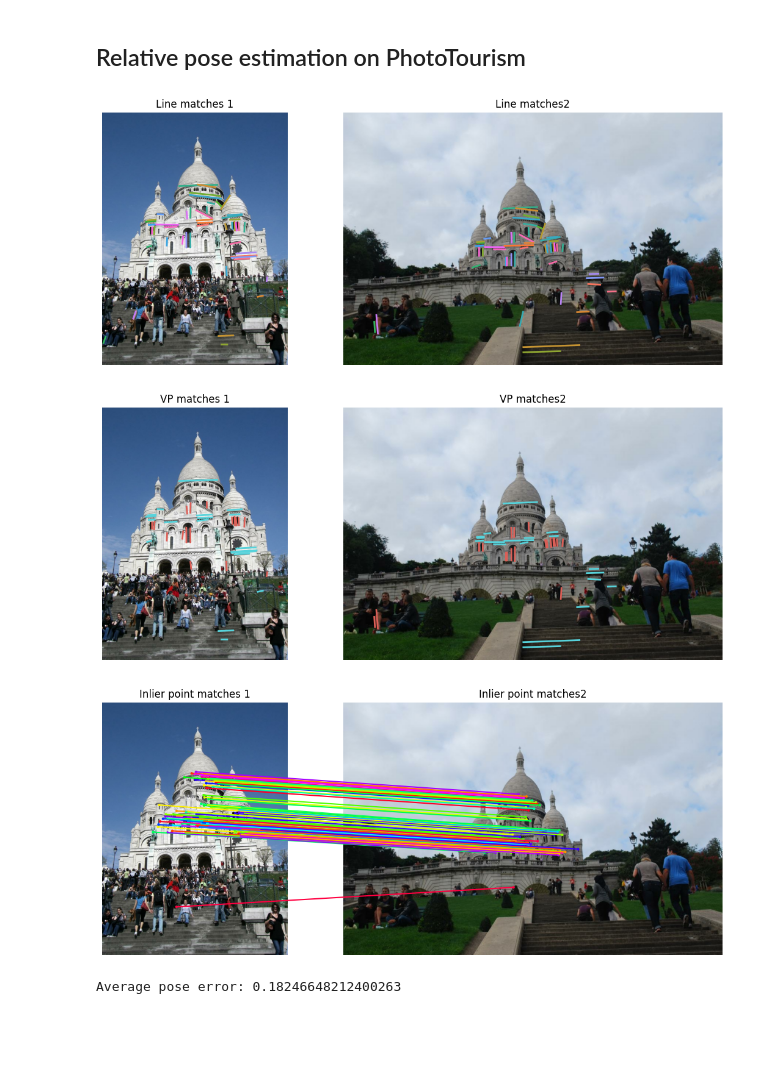
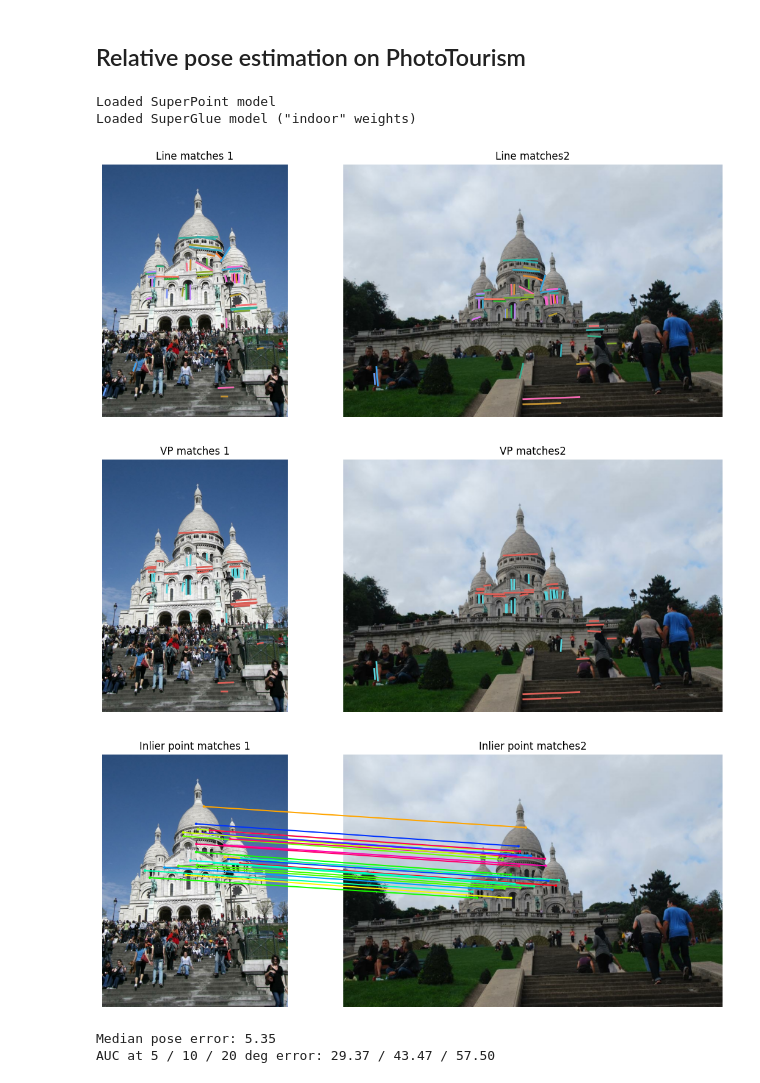
Before and after one commit to danini/robust-line-based-estimator, a Jupyter notebook: examples/relative_pose_evaluation_phototourism.ipynb, the cells around one changed output. Saved outputs shown, nothing was run; the diff lists cells and outputs as text; code cells hidden in the pictures; blank space fills up the shorter version.

```diff
--- a/examples/relative_pose_evaluation_phototourism.ipynb
+++ b/examples/relative_pose_evaluation_phototourism.ipynb
@@ -131,7 +145,7 @@ def find_relative_pose_from_points(kp_matches, kp_scores, K1, K2):
 ## Relative pose estimation on PhotoTourism
 # %%
 # Initialize the dataset
-dataset = PhotoTourism(root_dir="/home/remi/Documents/datasets/RANSAC-Tutorial-Data/", split='val', load_points=True)
+dataset = PhotoTourism(root_dir="/home/remi/Documents/datasets/RANSAC-Tutorial-Data/", split='val', load_points=False)
 dataloader = dataset.get_dataloader()
 
 # Initialize the line method
@@ -148,6 +162,37 @@ if line_method == 'sold2':
 else:
     # LSD+LBD matcher
     lsd_lbd_matcher = LineMatcher(line_detector='lsd', line_matcher='lbd')
+# %%
+# Initialize SuperPoint + SuperGlue (only used as a point baseline)
+config = {
+    'superpoint': {
+        'nms_radius': 4,
+        'max_keypoints': 1024,
+    },
+    'superglue': {'weights': 'indoor'}
+}
+device = 'cuda'
+superglue_matcher = Matching(config).eval().to(device)
+
+def sg_matching(img1, img2, superglue_matcher, device):
+    with torch.no_grad():
+        inputs = {
+            'image0': torch.tensor(img1, dtype=torch.float, device=device)[None, None] / 255.,
+            'image1': torch.tensor(img2, dtype=torch.float, device=device)[None, None] / 255.
+        }
+        pred = superglue_matcher(inputs)
+        pred = {k: v[0].cpu().numpy() for k, v in pred.items()}
+        kpts0, kpts1 = pred['keypoints0'], pred['keypoints1']
+        matches, conf = pred['matches0'], pred['matching_scores0']
+     # Keep the matching keypoints.
+    valid = matches > -1
+    mkpts0 = kpts0[valid]
+    mkpts1 = kpts1[matches[valid]]
+    mconf = conf[valid]
+    return np.concatenate([mkpts0, mkpts1], axis=1), mconf
+# %% [output]
+Loaded SuperPoint model
+Loaded SuperGlue model ("indoor" weights)
 # %%
 # Check that the evaluation tool works with a few visualizations
 num_images = 1
@@ -174,37 +219,39 @@ for i, data in enumerate(dataloader):
         line_feat2 = lsd_lbd_matcher.detect_and_describe_lines(gray_img2)
         _, m_lines1, m_lines2 = lsd_lbd_matcher.match_lines(gray_img1, gray_img2, line_feat1, line_feat2)
 
     # Compute and match VPs
     m_lines1_inl = m_lines1[:, :, [1, 0]]
     vp1, label1 = verify_pyprogressivex(gray_img1, m_lines1_inl, threshold=1.5)
     m_lines2_inl = m_lines2[:, :, [1, 0]]
     vp2, label2 = verify_pyprogressivex(gray_img2, m_lines2_inl, threshold=1.5)
     m_vp1, m_label1, m_vp2, m_label2 = vp_matching(vp1, label1, vp2, label2)
 
     # Compute homographies from lines
 #     homographies, labels = find_homography_points(m_lines1[:, :, [1, 0]], m_lines2[:, :, [1, 0]],
 #                                                   gray_img1.shape, gray_img2.shape)
 #     n_homographies = max(labels)
 #     colors = sns.color_palette('husl', n_colors=n_homographies + 1)
 
     # Get the relative pose from points here
-    pred_R_1_2, pred_T_1_2, pts1_inl, pts2_inl = find_relative_pose_from_points(data["kp_matches"], data["kp_scores"], K1, K2)
+    mkpts, _ = sg_matching(gray_img1, gray_img2, superglue_matcher, device)
+    _, _, pts1_inl, pts2_inl = find_relative_pose_from_points(mkpts, K1, K2)
+#     pred_R_1_2, pred_T_1_2, pts1_inl, pts2_inl = find_relative_pose_from_points(data["kp_matches"], data["kp_scores"], K1, K2)
 
     # Display the matched lines, VPs, and homographies
     plot_images([img1, img2], ['Line matches 1', 'Line matches2'])
     plot_color_line_matches([m_lines1[:, :, [1, 0]], m_lines2[:, :, [1, 0]]])
     plot_images([img1, img2], ['VP matches 1', 'VP matches2'])
     plot_vp([m_lines1_inl, m_lines2_inl], [m_label1, m_label2])
 #     plot_images([img1, img2], ['H matches 1', 'H matches2'])
 #     for label in range(n_homographies):
 #         inliers = [index for index, element in enumerate(labels) if element == label]
 #         plot_color_line_matches([m_lines1[inliers][:, :, [1, 0]], m_lines2[inliers][:, :, [1, 0]]], color = colors[label])
     plot_images([img1, img2], ['Inlier point matches 1', 'Inlier point matches2'])
     plot_matches(pts1_inl, pts2_inl)
 # %% [output]
-[figure, old version]
+[figure, new version]
-[figure, old version]
+[figure, new version]
-[figure, old version]
+[figure, new version]
 # %%
 pose_errors = []
 for data in tqdm(dataloader):
@@ -240,9 +287,17 @@ for data in tqdm(dataloader):
 
     # Evaluate the relative pose
     # TODO: compute the relative pose from VP and homography association
-    pred_R_1_2, pred_T_1_2, pts1_inl, pts2_inl = find_relative_pose_from_points(data["kp_matches"], data["kp_scores"], K1, K2)
-    pose_errors.append(max(evaluate_R_t(gt_R_1_2, gt_T_1_2, pred_R_1_2, pred_T_1_2)))
+#     pred_R_1_2, pred_T_1_2, pts1_inl, pts2_inl = find_relative_pose_from_points(data["kp_matches"], data["kp_scores"], K1, K2)  # Use pre-computed SIFT keypoints
+    mkpts, _ = sg_matching(gray_img1, gray_img2, superglue_matcher, device)
+    pred_R_1_2, pred_T_1_2, pts1_inl, pts2_inl = find_relative_pose_from_points(mkpts, K1, K2)
+    if pred_R_1_2 is None:
+        pose_errors.append(np.inf)
+    else:
+        pose_errors.append(max(evaluate_R_t(gt_R_1_2, gt_T_1_2, pred_R_1_2, pred_T_1_2)))
 
-print("Average pose error:", np.mean(pose_errors))
+auc = 100 * np.r_[pose_auc(pose_errors, thresholds=[5, 10, 20])]
+print(f"Median pose error: {np.median(pose_errors):.2f}")
+print(f"AUC at 5 / 10 / 20 deg error: {auc[0]:.2f} / {auc[1]:.2f} / {auc[2]:.2f}")
 # %% [output]
-Average pose error: 0.18246648212400263
+Median pose error: 5.35
+AUC at 5 / 10 / 20 deg error: 29.37 / 43.47 / 57.50
```
Also changed, not shown: parts of 2 cells of this notebook, 5 other files.
